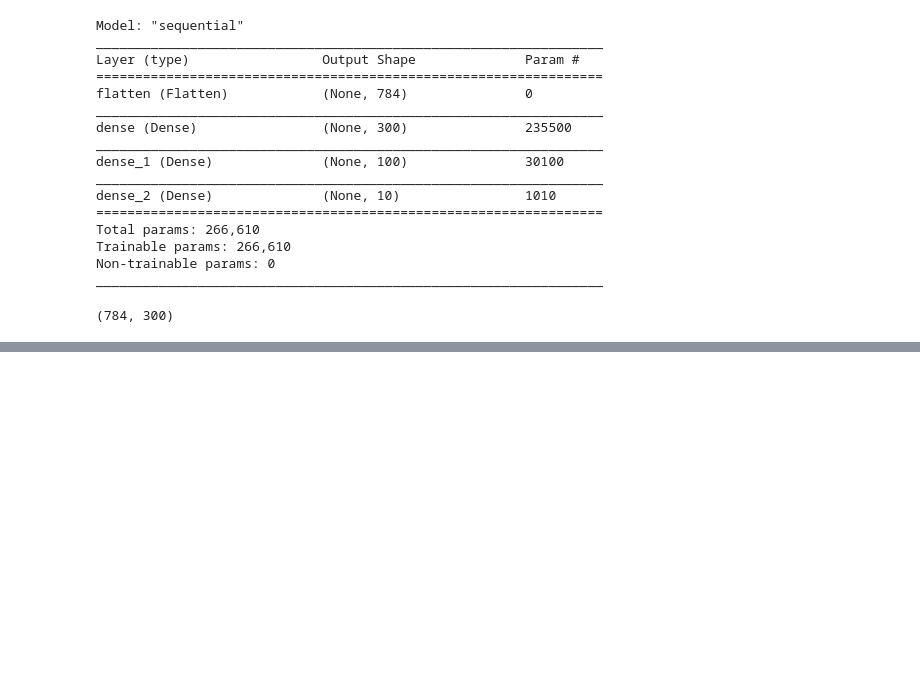
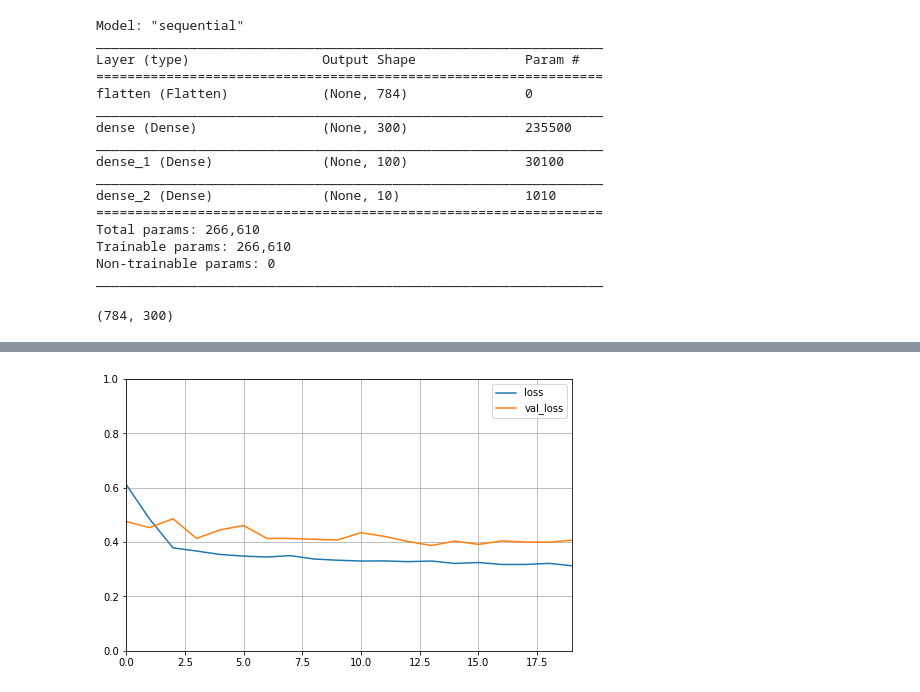
Before and after one commit to deepskandpal/hands-on-machine-learning, a Jupyter notebook: JUPYTER NOTEBOOKS/Introduction to Neural Networks With Keras.ipynb, the cells around one changed output, grey strips where cells are left out. Saved outputs shown, nothing was run; the diff lists cells and outputs as text; code cells hidden in the pictures; blank space fills up the shorter version.

```diff
--- a/JUPYTER NOTEBOOKS/Introduction to Neural Networks With Keras.ipynb
+++ b/JUPYTER NOTEBOOKS/Introduction to Neural Networks With Keras.ipynb
@@ -100,0 +188,12 @@ Epoch 30/30
+# %%
+input_ = keras.layers.Input(shape=X_train.shape[1:])
+hidden1 = keras.layers.Dense(30,activation="relu")(input_)
+hidden2 = keras.layers.Dense(30,activation="relu")(hidden1)
+concat = keras.layers.Concatenate()([input_,hidden2])
+output = keras.layers.Dense(1)(concat)
+model = keras.Model(inputs = [input_] , outputs=[output])
+
+
+model.compile(loss="mean_squared_error",optimizer="sgd")
+
+history = model.fit(X_train,y_train,epochs=20,validation_data=(X_valid,y_valid))
@@ -100,0 +218,7 @@ Epoch 30/30
+# %%
+pd.DataFrame(history.history).plot(figsize=(8,5))
+plt.grid(True)
+plt.gca().set_ylim(0,1)
+plt.show()
+# %% [output]
+[figure, added]
```
Also changed, not shown: parts of 18 cells of this notebook.
